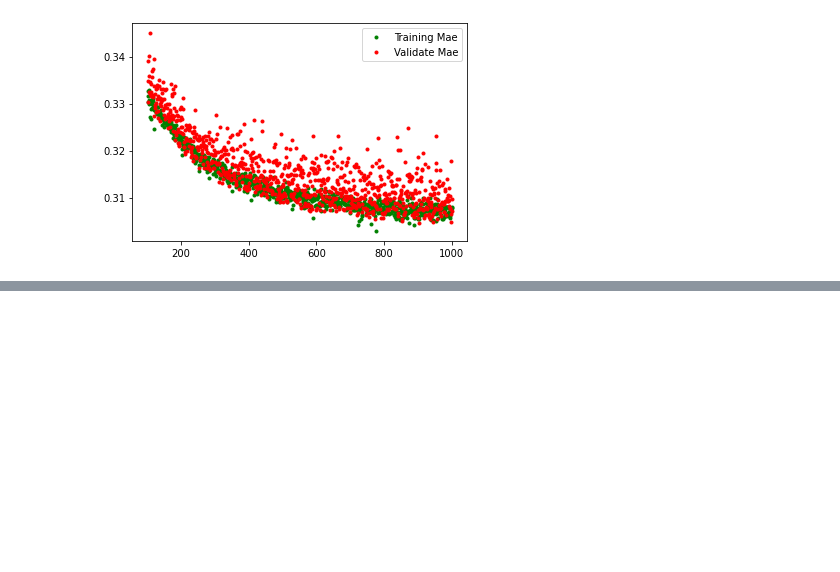
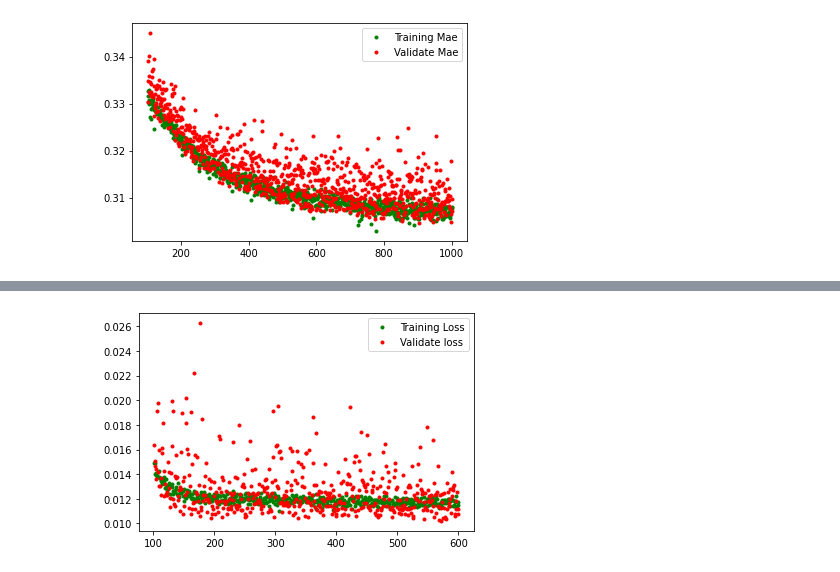
Before and after one commit to lincoln-cmd/Machine_Learning, a Jupyter notebook: 기초데이터.ipynb, the cells around one changed output, grey strips where cells are left out. Saved outputs shown, nothing was run; the diff lists cells and outputs as text; code cells hidden in the pictures; blank space fills up the shorter version.

```diff
--- a/기초데이터.ipynb
+++ b/기초데이터.ipynb
@@ -182 +283,9 @@ plt.show()
+# %%
+skip=100
+plt.plot(epochs[skip:], loss[skip:], 'g.', label='Training Loss')
+plt.plot(epochs[skip:], val_loss[skip:], 'r.', label="Validate loss")
+plt.legend()
+plt.show()
+# %% [output]
+[figure, added]
 # %%
```
Also changed, not shown: parts of 9 cells of this notebook.
